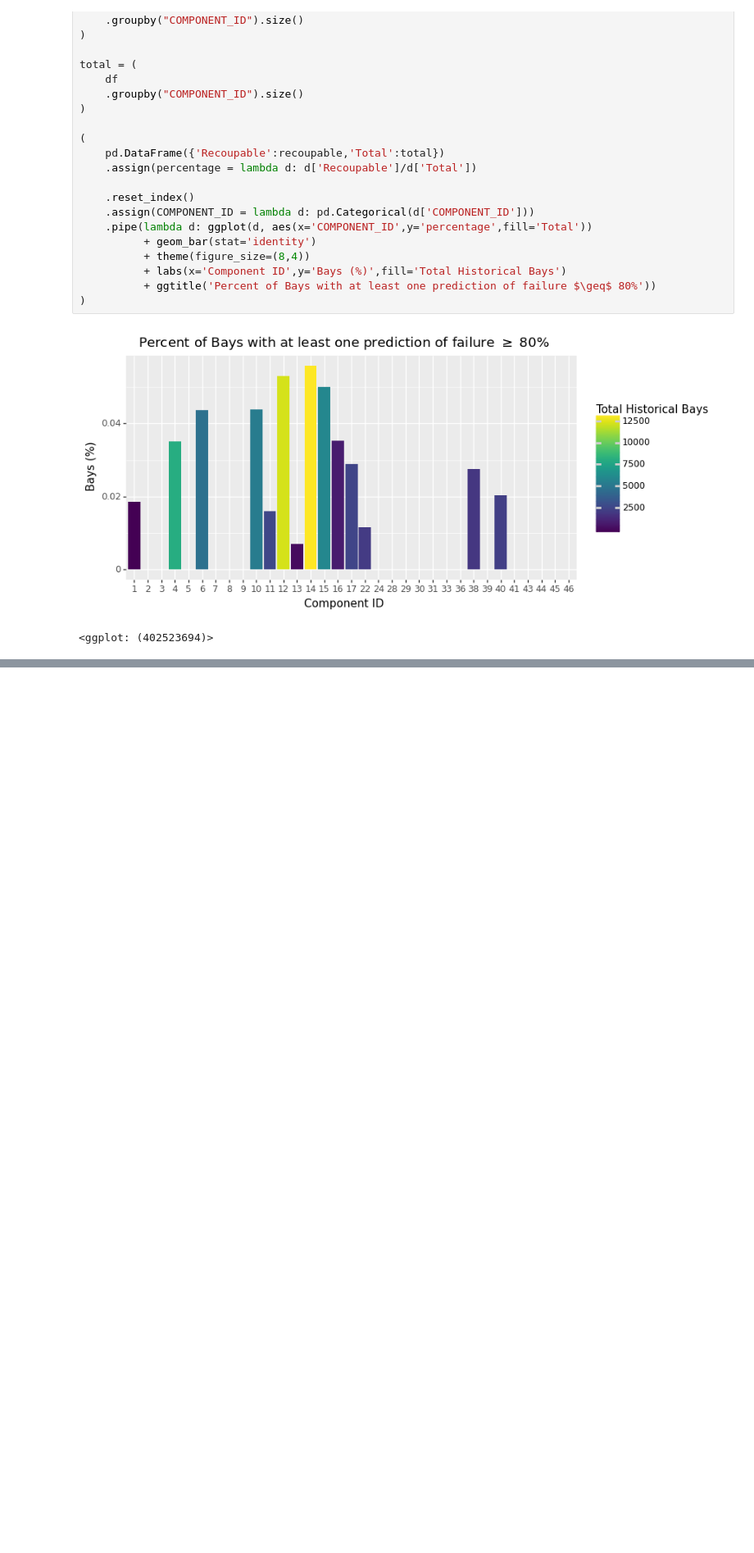
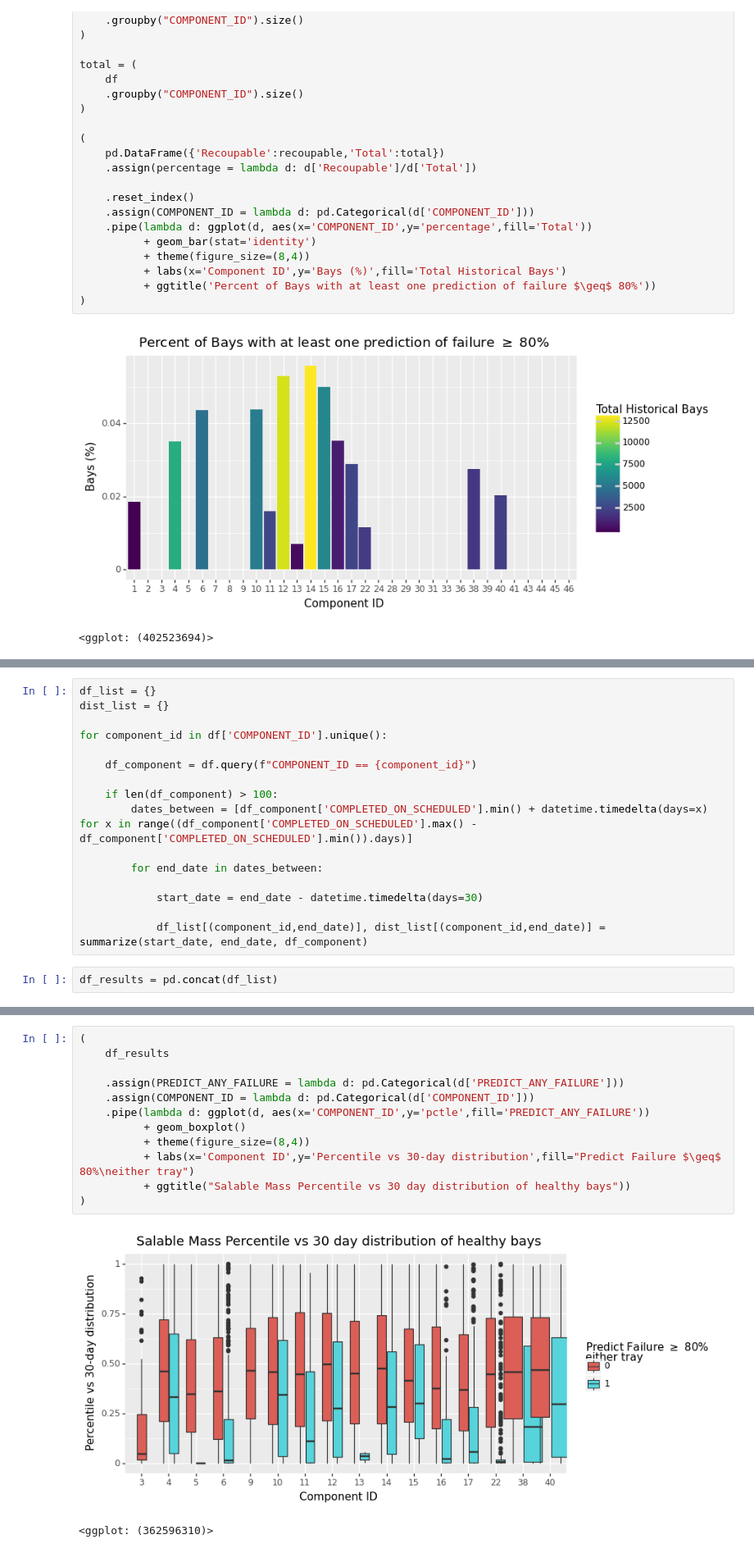
Before and after one commit to pmccarthy-bowery/analyses, a Jupyter notebook: 20221122 - Impact of Bay Partner Termination.ipynb, the cells around one changed output, grey strips where cells are left out. Shown at 82% size. Saved outputs shown, nothing was run; the diff lists cells and outputs as text; blank space fills up the shorter version.

```diff
--- a/20221122 - Impact of Bay Partner Termination.ipynb
+++ b/20221122 - Impact of Bay Partner Termination.ipynb
@@ -567,0 +649,18 @@ total = (
+# %%
+df_list = {}
+dist_list = {}
+
+for component_id in df['COMPONENT_ID'].unique():
+
+    df_component = df.query(f"COMPONENT_ID == {component_id}")
+
+    if len(df_component) > 100:
+        dates_between = [df_component['COMPLETED_ON_SCHEDULED'].min() + datetime.timedelta(days=x) for x in range((df_component['COMPLETED_ON_SCHEDULED'].max() - df_component['COMPLETED_ON_SCHEDULED'].min()).days)]
+
+        for end_date in dates_between:
+
+            start_date = end_date - datetime.timedelta(days=30)
+
+            df_list[(component_id,end_date)], dist_list[(component_id,end_date)] = summarize(start_date, end_date, df_component)
+# %%
+df_results = pd.concat(df_list)
@@ -567,0 +706,15 @@ total = (
+# %%
+(
+    df_results
+
+    .assign(PREDICT_ANY_FAILURE = lambda d: pd.Categorical(d['PREDICT_ANY_FAILURE']))
+    .assign(COMPONENT_ID = lambda d: pd.Categorical(d['COMPONENT_ID']))
+    .pipe(lambda d: ggplot(d, aes(x='COMPONENT_ID',y='pctle',fill='PREDICT_ANY_FAILURE'))
+          + geom_boxplot()
+          + theme(figure_size=(8,4))
+          + labs(x='Component ID',y='Percentile vs 30-day distribution',fill="Predict Failure $\geq$ 80%\neither tray")
+          + ggtitle("Salable Mass Percentile vs 30 day distribution of healthy bays"))
+)
+# %% [output]
+[figure, added]
+<ggplot: (362596310)>
```
Also changed, not shown: parts of 24 cells of this notebook.
